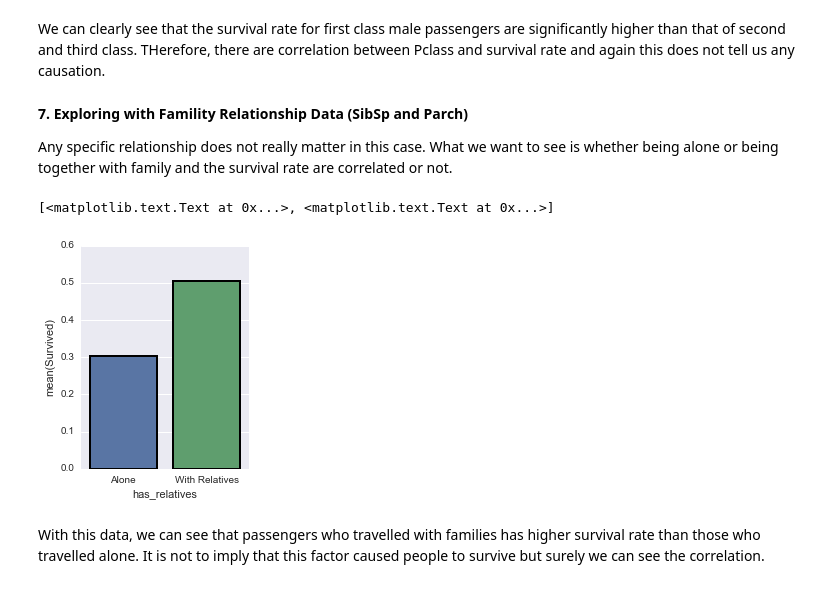
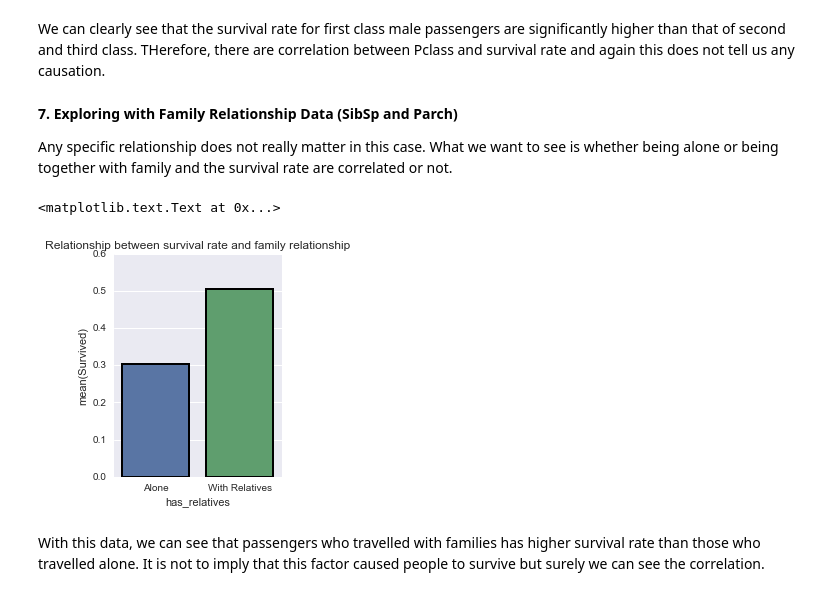
Before and after one commit to jaehee0113/titanic_analysis, a Jupyter notebook: titanic_analysis.ipynb, the cells around one changed output. Cells and saved outputs as stored; diff of their text form; code cells hidden in the pictures.

```diff
--- a/titanic_analysis.ipynb
+++ b/titanic_analysis.ipynb
@@ -307,25 +309,26 @@ ax.set_xticklabels(['First', 'Second', 'Third'])
 # %% [markdown]
 We can clearly see that the survival rate for first class male passengers are significantly higher than that of second and third class. THerefore, there are correlation between Pclass and survival rate and again this does not tell us any causation.
 # %% [markdown]
-**7. Exploring with Famility Relationship Data (SibSp and Parch)**
+**7. Exploring with Family Relationship Data (SibSp and Parch)**
 
 Any specific relationship does not really matter in this case. What we want to see is whether being alone or being together with family and the survival rate are correlated or not.
 # %%
 #Created new column named 'has_relatives'
 #If they have either SibSp or Parch (or even both) then the value has_relatives would be 1
 #If neither SibSp nor Parch then 0
 necessary_titanic_df['has_relatives'] = necessary_titanic_df['SibSp'] + necessary_titanic_df['Parch']
 necessary_titanic_df['has_relatives'].loc[necessary_titanic_df['has_relatives'] > 0] = 1
 necessary_titanic_df['has_relatives'].loc[necessary_titanic_df['has_relatives'] == 0] = 0
 alone_survival_data = get_survival_rate_of('has_relatives', necessary_titanic_df, ['Survived', 'has_relatives'])
 
 fig = plt.figure(1, figsize=(3, 4))
 ax = fig.add_subplot(111)
 sns.barplot(x="has_relatives", y="Survived", data=alone_survival_data, linewidth= 2)
 ax.set_xticklabels(['Alone', 'With Relatives'])
+plt.title("Relationship between survival rate and family relationship")
 # %% [output]
-[<matplotlib.text.Text at 0x...>, <matplotlib.text.Text at 0x...>]
+<matplotlib.text.Text at 0x...>
-[figure, old version]
+[figure, new version]
 # %% [markdown]
 With this data, we can see that passengers who travelled with families has higher survival rate than those who travelled alone. It is not to imply that this factor caused people to survive but surely we can see the correlation.
 # %% [markdown]
```
Also changed, not shown: parts of 4 cells of this notebook.
